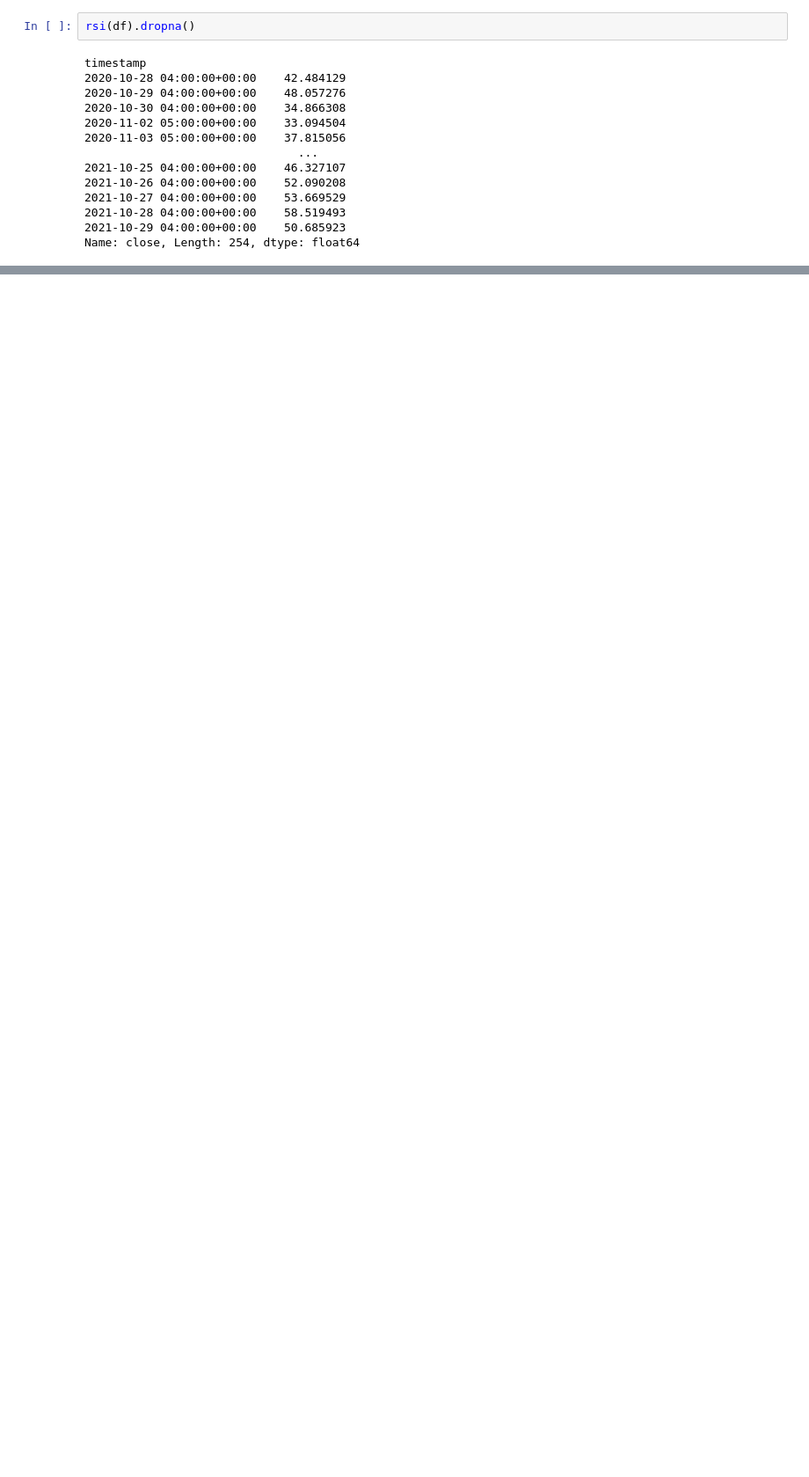
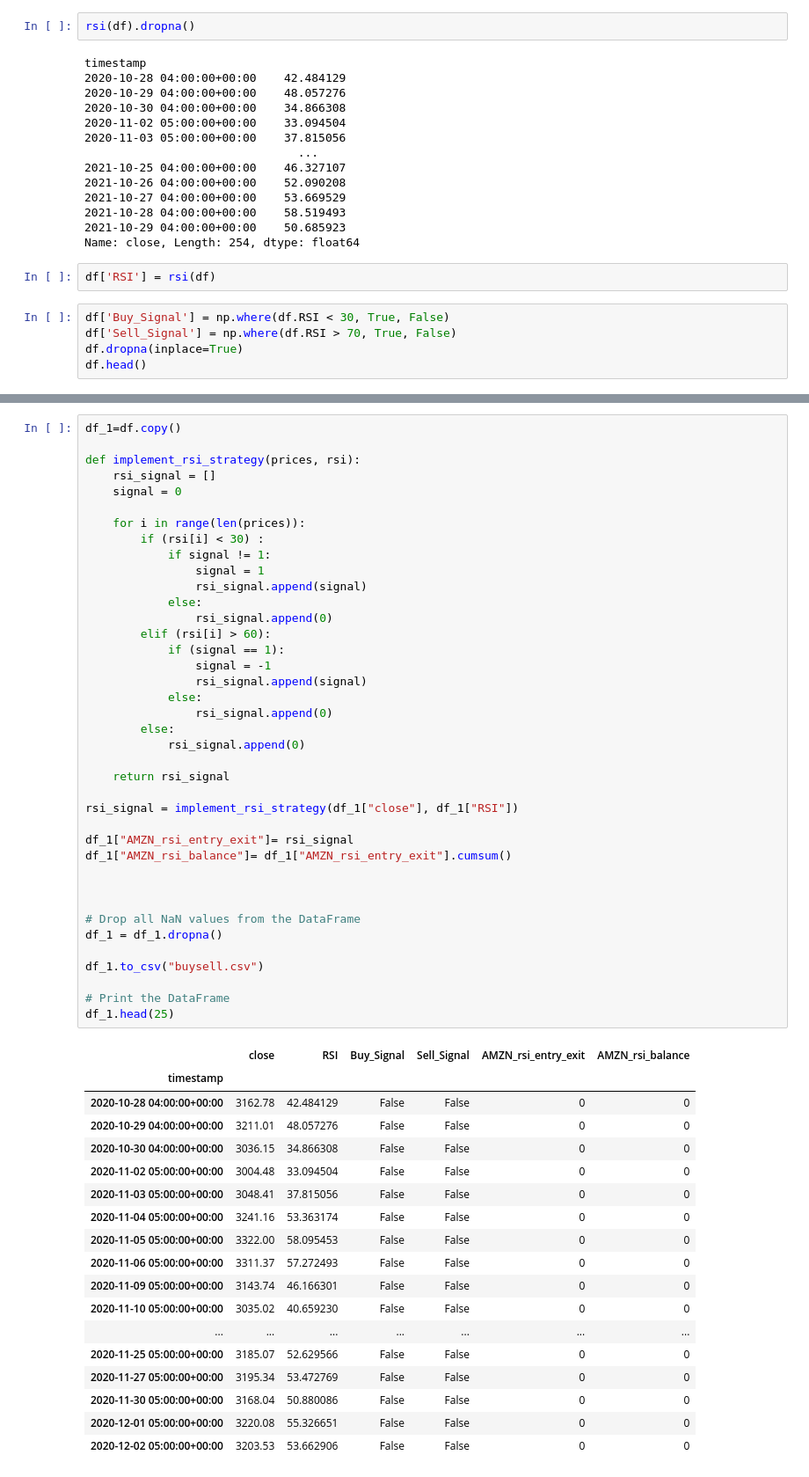
Before and after one commit to tcrevelle/Trading-Dashboard, a Jupyter notebook: rsi_function.ipynb, the cells around one changed output, grey strips where cells are left out. Shown at 88% size. Drawn from its saved outputs; the diff is of its cells as text; blank space fills up the shorter version.

```diff
--- a/rsi_function.ipynb
+++ b/rsi_function.ipynb
@@ -93,3 +97,10 @@ timestamp
 2021-10-28 04:00:00+00:00    58.519493
 2021-10-29 04:00:00+00:00    50.685923
 Name: close, Length: 254, dtype: float64
+# %%
+df['RSI'] = rsi(df)
+# %%
+df['Buy_Signal'] = np.where(df.RSI < 30, True, False)
+df['Sell_Signal'] = np.where(df.RSI > 70, True, False)
+df.dropna(inplace=True)
+df.head()
@@ -95,0 +115,58 @@ Name: close, Length: 254, dtype: float64
+# %%
+df_1=df.copy()
+
+def implement_rsi_strategy(prices, rsi):
+    rsi_signal = []
+    signal = 0
+
+    for i in range(len(prices)):
+        if (rsi[i] < 30) :
+            if signal != 1:
+                signal = 1
+                rsi_signal.append(signal)
+            else:
+                rsi_signal.append(0)
+        elif (rsi[i] > 60):
+            if (signal == 1):
+                signal = -1
+                rsi_signal.append(signal)
+            else:
+                rsi_signal.append(0)
+        else:
+            rsi_signal.append(0)
+
+    return rsi_signal
+
+rsi_signal = implement_rsi_strategy(df_1["close"], df_1["RSI"])
+
+df_1["AMZN_rsi_entry_exit"]= rsi_signal
+df_1["AMZN_rsi_balance"]= df_1["AMZN_rsi_entry_exit"].cumsum()
+
+
+
+# Drop all NaN values from the DataFrame
+df_1 = df_1.dropna()
+
+df_1.to_csv("buysell.csv")
+
+# Print the DataFrame
+df_1.head(25)
+# %% [output]
+|  | close | RSI | Buy_Signal | Sell_Signal | AMZN_rsi_entry_exit | AMZN_rsi_balance |
+| timestamp |  |  |  |  |  |  |
+| 2020-10-28 04:00:00+00:00 | 3162.78 | 42.484129 | False | False | 0 | 0 |
+| 2020-10-29 04:00:00+00:00 | 3211.01 | 48.057276 | False | False | 0 | 0 |
+| 2020-10-30 04:00:00+00:00 | 3036.15 | 34.866308 | False | False | 0 | 0 |
+| 2020-11-02 05:00:00+00:00 | 3004.48 | 33.094504 | False | False | 0 | 0 |
+| 2020-11-03 05:00:00+00:00 | 3048.41 | 37.815056 | False | False | 0 | 0 |
+| 2020-11-04 05:00:00+00:00 | 3241.16 | 53.363174 | False | False | 0 | 0 |
+| 2020-11-05 05:00:00+00:00 | 3322.00 | 58.095453 | False | False | 0 | 0 |
+| 2020-11-06 05:00:00+00:00 | 3311.37 | 57.272493 | False | False | 0 | 0 |
+| 2020-11-09 05:00:00+00:00 | 3143.74 | 46.166301 | False | False | 0 | 0 |
+| 2020-11-10 05:00:00+00:00 | 3035.02 | 40.659230 | False | False | 0 | 0 |
+| ... | ... | ... | ... | ... | ... | ... |
+| 2020-11-25 05:00:00+00:00 | 3185.07 | 52.629566 | False | False | 0 | 0 |
+| 2020-11-27 05:00:00+00:00 | 3195.34 | 53.472769 | False | False | 0 | 0 |
+| 2020-11-30 05:00:00+00:00 | 3168.04 | 50.880086 | False | False | 0 | 0 |
+| 2020-12-01 05:00:00+00:00 | 3220.08 | 55.326651 | False | False | 0 | 0 |
+| 2020-12-02 05:00:00+00:00 | 3203.53 | 53.662906 | False | False | 0 | 0 |
```
Also changed, not shown: parts of 6 cells of this notebook.
